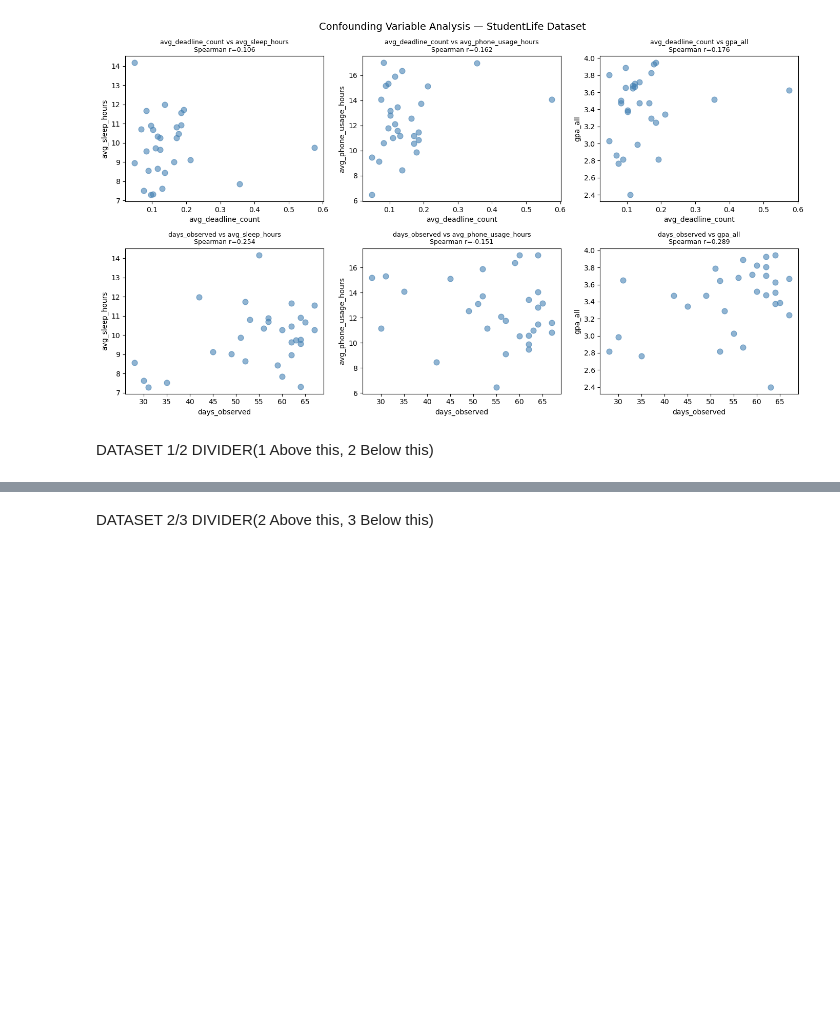
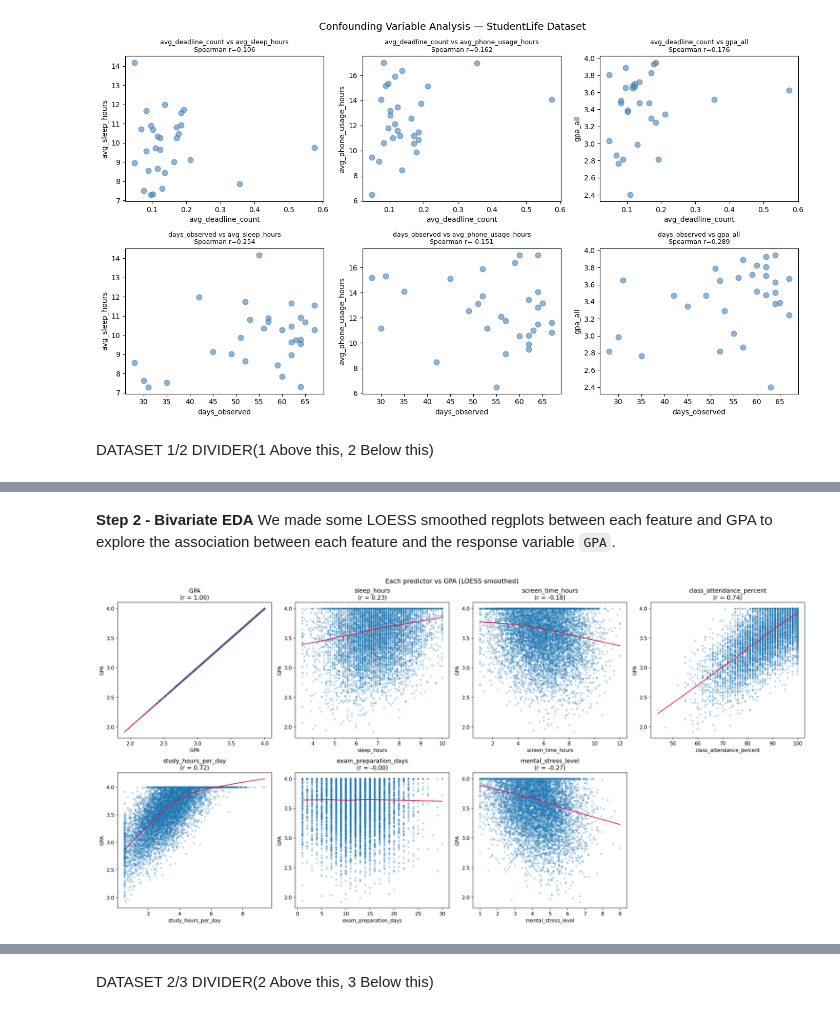
Before and after one commit to AnEpiphanyMaybe/sleep-screen-time-analysis, a Jupyter notebook: 03-FinalProject.ipynb, the cells around one changed output, grey strips where cells are left out. Cells and saved outputs as stored; diff of their text form; code cells hidden in the pictures; blank space fills up the shorter version.

```diff
--- a/03-FinalProject.ipynb
+++ b/03-FinalProject.ipynb
@@ -1046,0 +1063,7 @@ DATASET 1/2 DIVIDER(1 Above this, 2 Below this)
+# %% [markdown]
+**Step 2 - Bivariate EDA**
+We made some LOESS smoothed regplots between each feature and GPA to explore the association between each feature and the response variable `GPA`.
+# %%
+display(Image('results/data2_regplots.png'))
+# %% [output]
+[figure, added]
```
Also changed, not shown: parts of 15 cells of this notebook, 10 other files.
